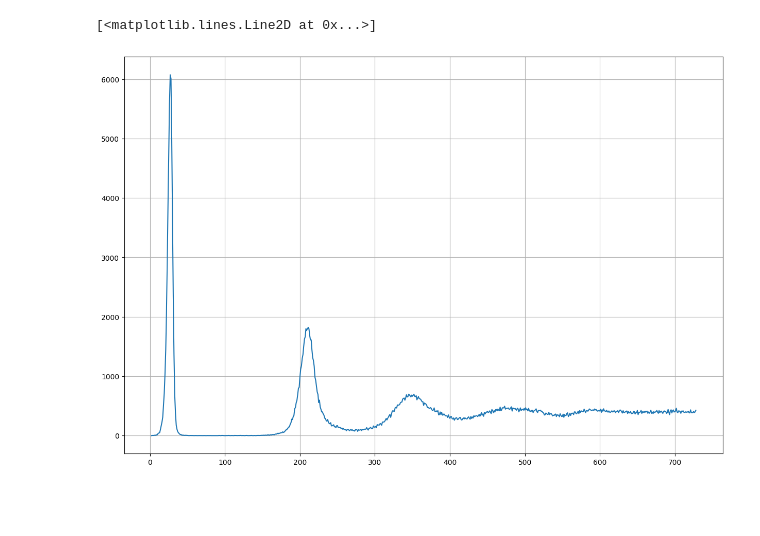
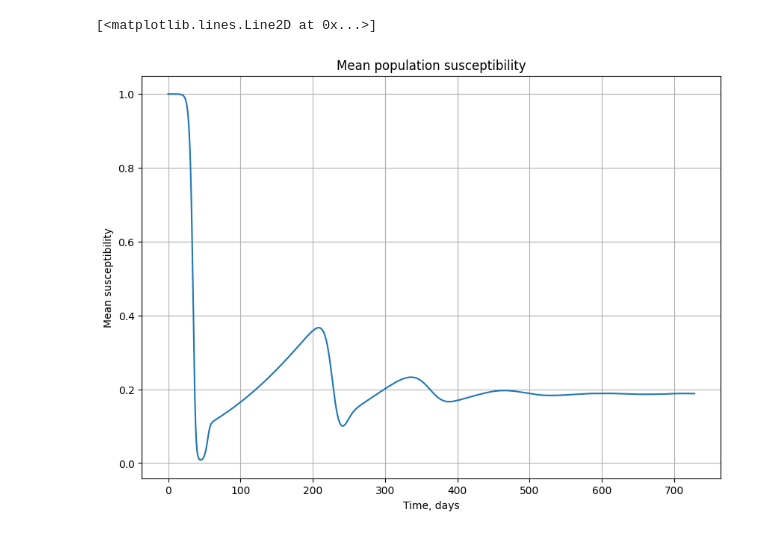
Before and after one commit to atemerev/epinetcpp2, a Jupyter notebook: Analysis.ipynb, the cells around one changed output. Drawn from its saved outputs; the diff is of its cells as text; code cells hidden in the pictures; blank space fills up the shorter version.

```diff
--- a/Analysis.ipynb
+++ b/Analysis.ipynb
@@ -2,7 +2,7 @@
 import pandas as pd
 import matplotlib.pyplot as plt
 # %%
-plt.rcParams['figure.figsize'] = [15, 10]
+plt.rcParams['figure.figsize'] = [10, 7]
 # %%
 df = pd.read_csv("out.csv", header=None)
 df
@@ -38,7 +58,10 @@ Name: 1, Length: 698, dtype: int64
 # %%
 plt.figure()
 plt.grid(True)
-plt.plot(df[0], df[1])
+plt.title("Mean population susceptibility")
+plt.xlabel("Time, days")
+plt.ylabel("Mean susceptibility")
+plt.plot(df[0], df[3])
 # %% [output]
 [<matplotlib.lines.Line2D at 0x...>]
-[figure, old version]
+[figure, new version]
```
Also changed, not shown: parts of 4 cells of this notebook, 1 other file.
